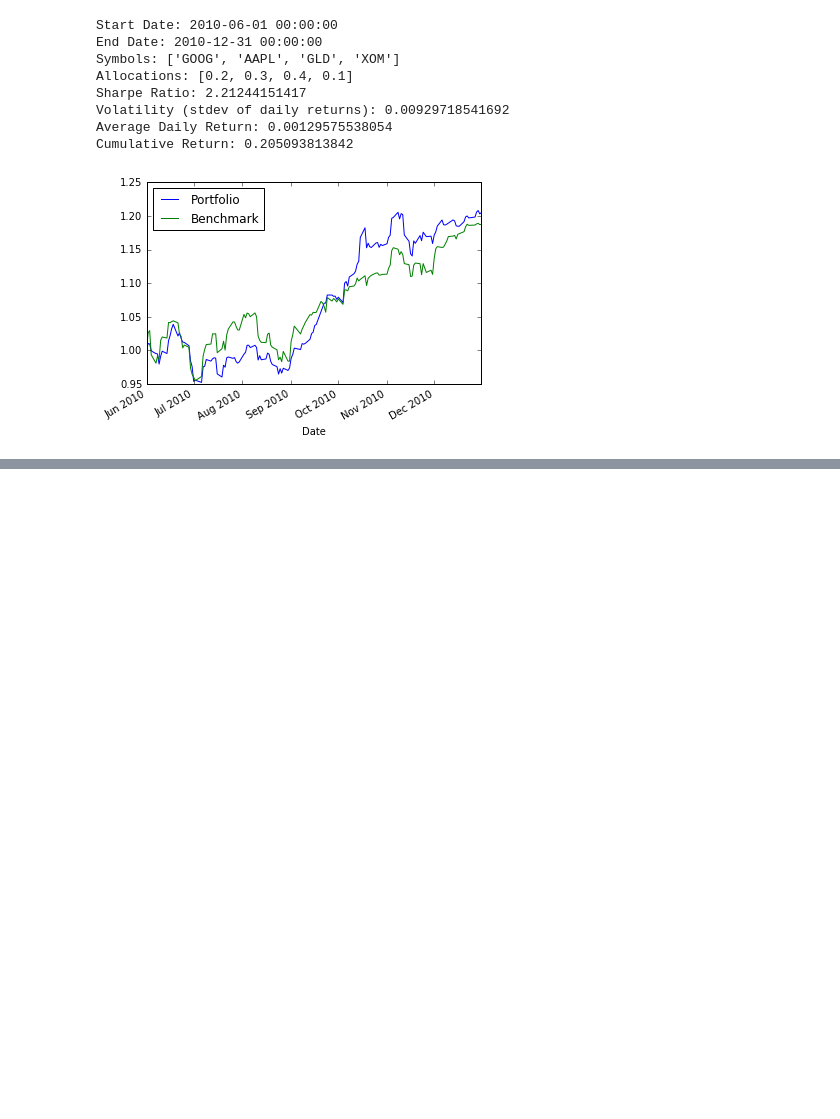
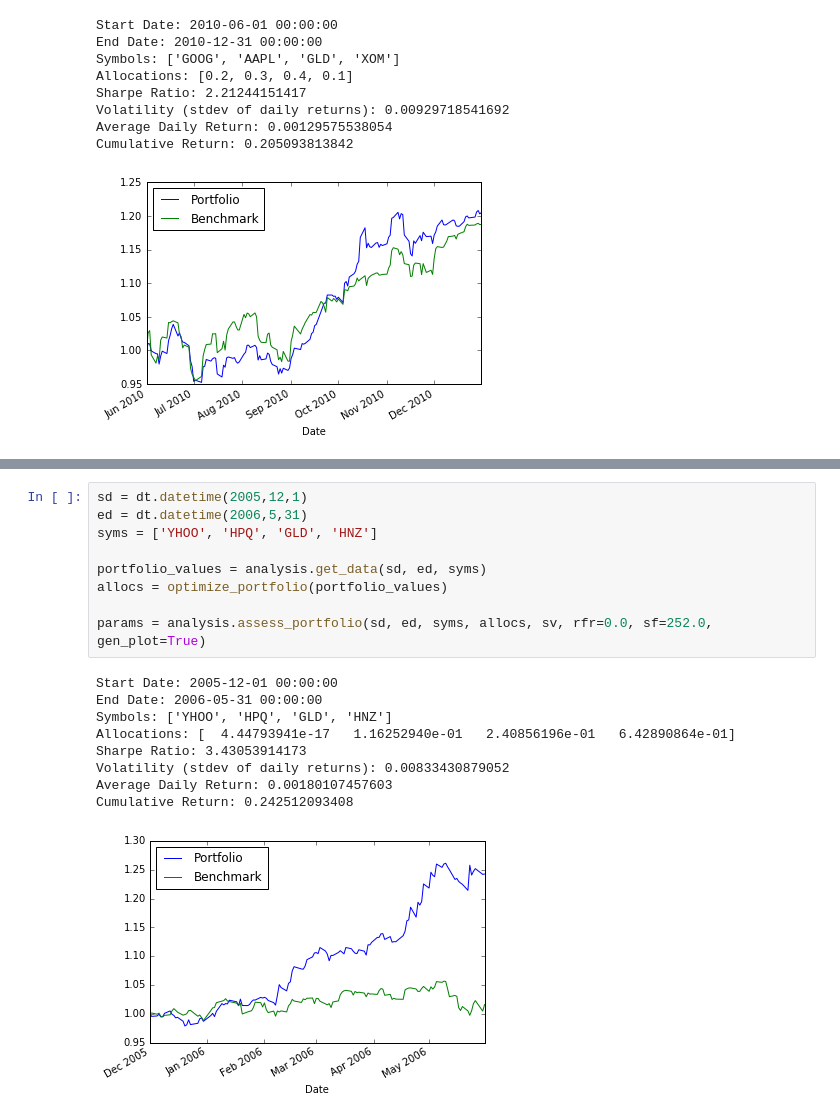
Before and after one commit to bergsfam/ml-projects, a Jupyter notebook: projects/stockpredictr/stock_analysis.ipynb, the cells around one changed output, grey strips where cells are left out. Drawn from its saved outputs; the diff is of its cells as text; blank space fills up the shorter version.

```diff
--- a/projects/stockpredictr/stock_analysis.ipynb
+++ b/projects/stockpredictr/stock_analysis.ipynb
@@ -316,0 +141,19 @@ Cumulative Return: -0.0584005914063
+# %%
+sd = dt.datetime(2005,12,1)
+ed = dt.datetime(2006,5,31)
+syms = ['YHOO', 'HPQ', 'GLD', 'HNZ']
+
+portfolio_values = analysis.get_data(sd, ed, syms)
+allocs = optimize_portfolio(portfolio_values)
+
+params = analysis.assess_portfolio(sd, ed, syms, allocs, sv, rfr=0.0, sf=252.0, gen_plot=True)
+# %% [output]
+Start Date: 2005-12-01 00:00:00
+End Date: 2006-05-31 00:00:00
+Symbols: ['YHOO', 'HPQ', 'GLD', 'HNZ']
+Allocations: [  4.44793941e-17   1.16252940e-01   2.40856196e-01   6.42890864e-01]
+Sharpe Ratio: 3.43053914173
+Volatility (stdev of daily returns): 0.00833430879052
+Average Daily Return: 0.00180107457603
+Cumulative Return: 0.242512093408
+[figure, added]
```
Also changed, not shown: parts of 11 cells of this notebook, 1 other file.
